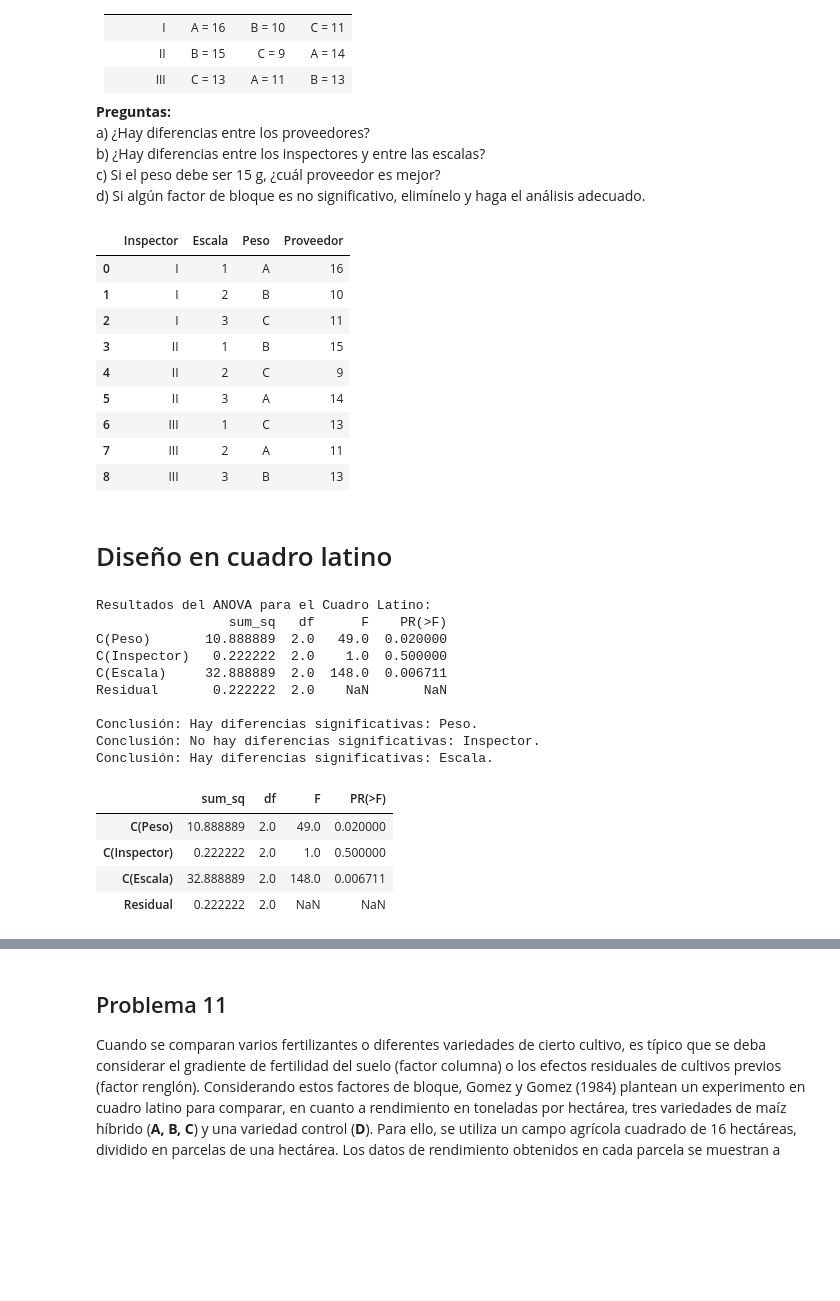
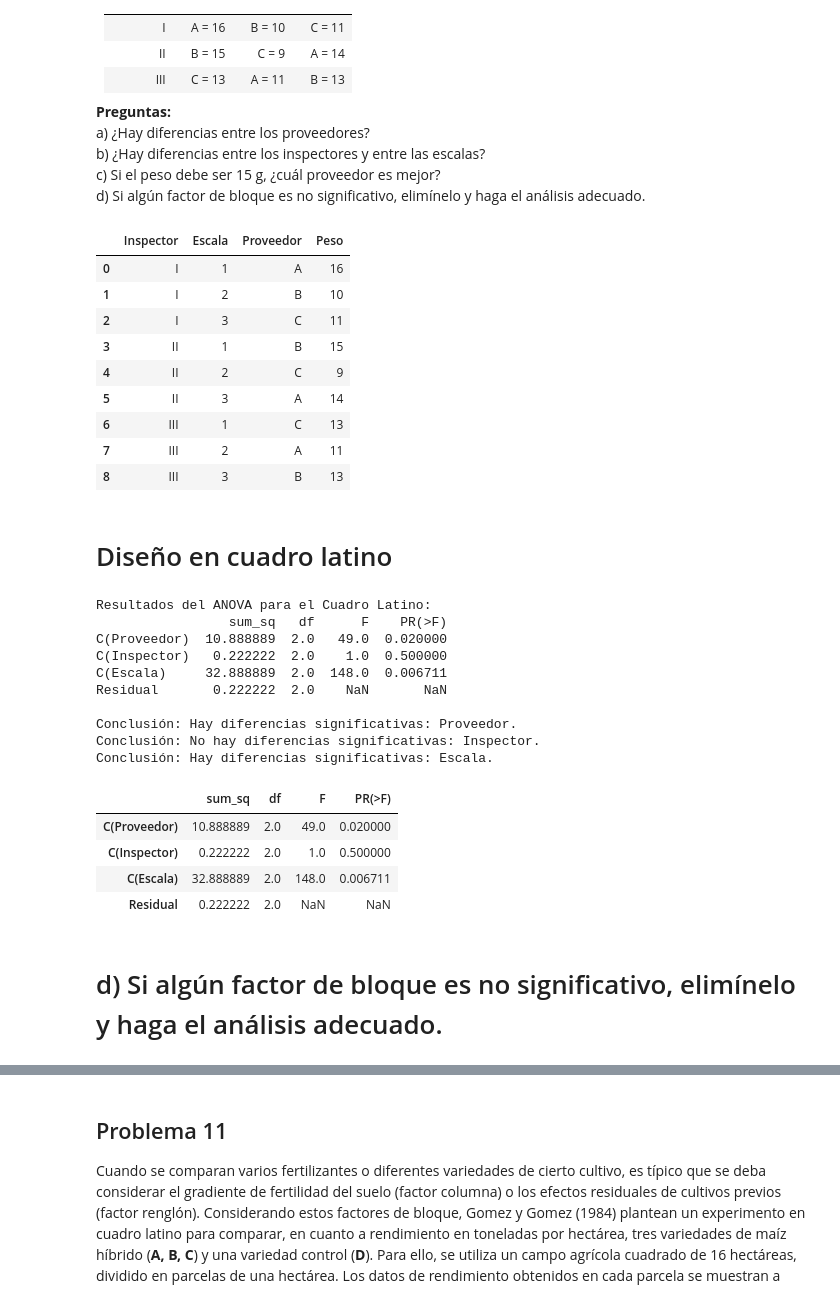
Before and after one commit to yessss28/Estadistica, a Jupyter notebook: ProblemarioU5.ipynb, the cells around one changed output, grey strips where cells are left out. Cells and saved outputs as stored; diff of their text form; code cells hidden in the pictures; blank space fills up the shorter version.

```diff
--- a/ProblemarioU5.ipynb
+++ b/ProblemarioU5.ipynb
@@ -891,26 +1579,28 @@ d) Si algún factor de bloque es no significativo, elimínelo y haga el análisi
 # %%
 import pandas as pd
 from io import StringIO
 
 data = '''
-Inspector,Escala,Peso,Proveedor
+Inspector,Escala,Proveedor,Peso
 I,1,A,16
 I,2,B,10
 I,3,C,11
 II,1,B,15
 II,2,C,9
 II,3,A,14
 III,1,C,13
 III,2,A,11
 III,3,B,13
 
 
 '''
 
 df = pd.read_csv(StringIO(data))
 df
+
+#Yessenia Guadalupe Alvarez Morales
 # %% [output]
-|  | Inspector | Escala | Peso | Proveedor |
+|  | Inspector | Escala | Proveedor | Peso |
 | 0 | I | 1 | A | 16 |
 | 1 | I | 2 | B | 10 |
 | 2 | I | 3 | C | 11 |
@@ -933,8 +1623,8 @@ nivel_de_significancia = 0.05
 # Configuración de variables
 bloque_1 = 'Inspector'   # Primer bloque (factor no principal)
 bloque_2 = 'Escala'      # Segundo bloque (factor no principal)
-interes = 'Peso'       # Variable de interés (tratamiento)
-respuesta = 'Proveedor'  # Variable de respuesta (medición) que permite la comparación
+interes = 'Proveedor'       # Variable de interés (tratamiento)
+respuesta = 'Peso'  # Variable de respuesta (medición) que permite la comparación
 
 # De aquí para abajo, no mover
 # Crear el modelo ANOVA para un cuadro latino
@@ -962,19 +1652,23 @@ if tabla_anova["PR(>F)"][f"C({bloque_2})"] < nivel_de_significancia:
 else:
     print(f"Conclusión: No hay diferencias significativas: {bloque_2}.")
 tabla_anova
+
+#Yessenia Guadalupe Alvarez Morales
 # %% [output]
 Resultados del ANOVA para el Cuadro Latino:
                  sum_sq   df      F    PR(>F)
-C(Peso)       10.888889  2.0   49.0  0.020000
+C(Proveedor)  10.888889  2.0   49.0  0.020000
 C(Inspector)   0.222222  2.0    1.0  0.500000
 C(Escala)     32.888889  2.0  148.0  0.006711
 Residual       0.222222  2.0    NaN       NaN
 
-Conclusión: Hay diferencias significativas: Peso.
+Conclusión: Hay diferencias significativas: Proveedor.
 Conclusión: No hay diferencias significativas: Inspector.
 Conclusión: Hay diferencias significativas: Escala.
 |  | sum_sq | df | F | PR(>F) |
-| C(Peso) | 10.888889 | 2.0 | 49.0 | 0.020000 |
+| C(Proveedor) | 10.888889 | 2.0 | 49.0 | 0.020000 |
 | C(Inspector) | 0.222222 | 2.0 | 1.0 | 0.500000 |
 | C(Escala) | 32.888889 | 2.0 | 148.0 | 0.006711 |
 | Residual | 0.222222 | 2.0 | NaN | NaN |
+# %% [markdown]
+# d) Si algún factor de bloque es no significativo, elimínelo y haga el análisis adecuado.
```
Also changed, not shown: parts of 104 cells of this notebook.
